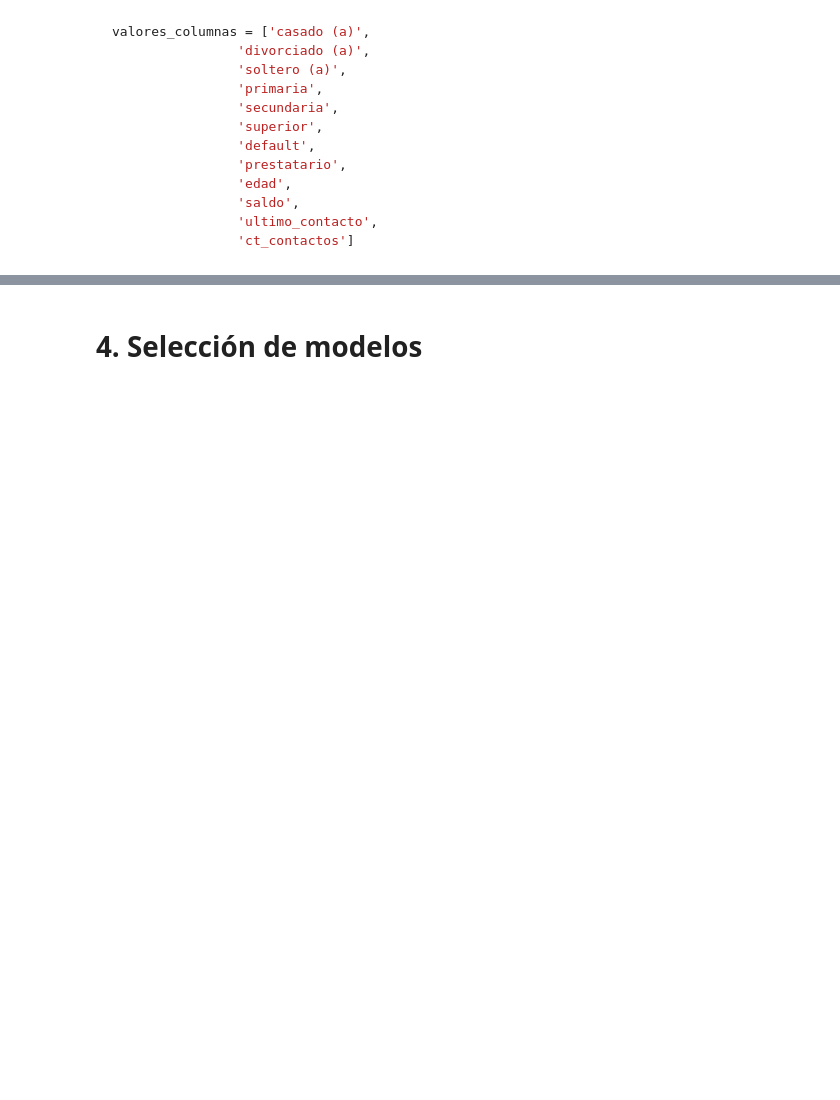
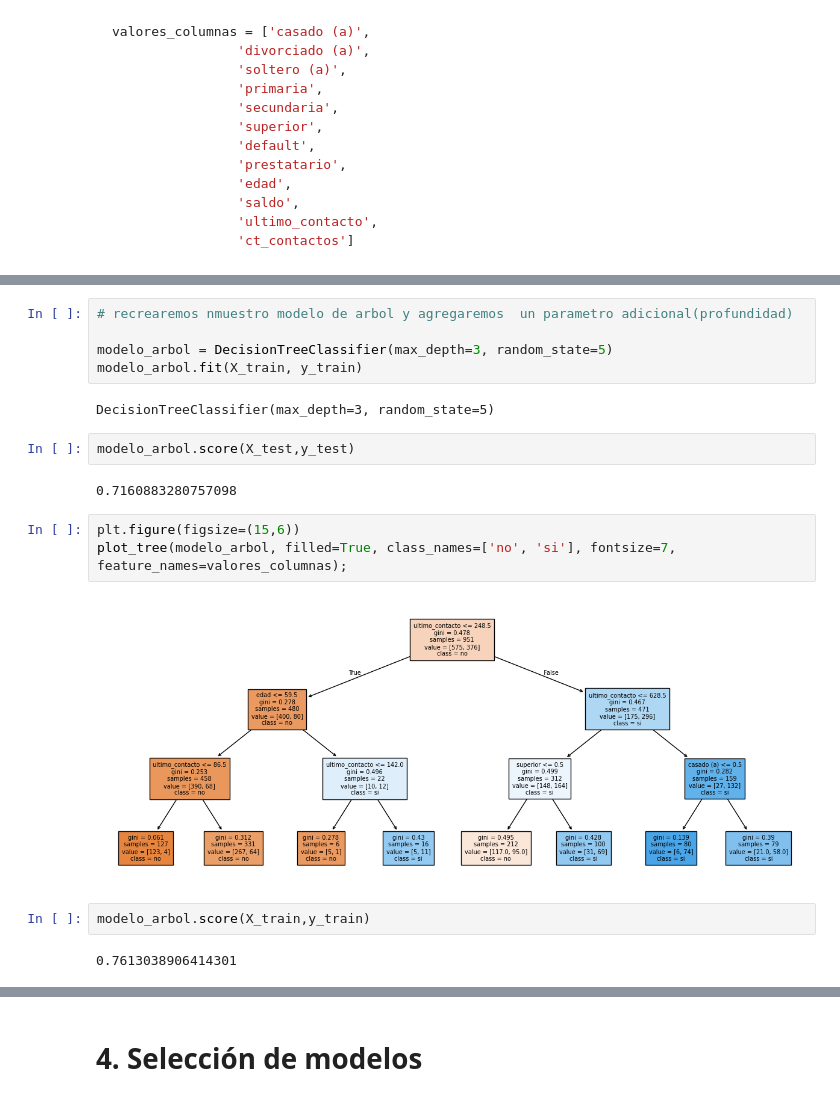
Before and after one commit to betorockers/DataScience_AluraLatam, a Jupyter notebook: 4-Estadisticas_y_Machine_Learning/Regresión_Lineal/3-Clasificacion-Clasificar_datos_con_ML/Clasificacion_primeros_pasos.ipynb, the cells around one changed output, grey strips where cells are left out. Saved outputs shown, nothing was run; the diff lists cells and outputs as text; blank space fills up the shorter version.

```diff
--- a/4-Estadisticas_y_Machine_Learning/Regresión_Lineal/3-Clasificacion-Clasificar_datos_con_ML/Clasificacion_primeros_pasos.ipynb
+++ b/4-Estadisticas_y_Machine_Learning/Regresión_Lineal/3-Clasificacion-Clasificar_datos_con_ML/Clasificacion_primeros_pasos.ipynb
@@ -309,0 +598,20 @@ valores_columnas = ['casado (a)',
+# %%
+# recrearemos nmuestro modelo de arbol y agregaremos  un parametro adicional(profundidad)
+
+modelo_arbol = DecisionTreeClassifier(max_depth=3, random_state=5)
+modelo_arbol.fit(X_train, y_train)
+# %% [output]
+DecisionTreeClassifier(max_depth=3, random_state=5)
+# %%
+modelo_arbol.score(X_test,y_test)
+# %% [output]
+0.7160883280757098
+# %%
+plt.figure(figsize=(15,6))
+plot_tree(modelo_arbol, filled=True, class_names=['no', 'si'], fontsize=7, feature_names=valores_columnas);
+# %% [output]
+[figure, added]
+# %%
+modelo_arbol.score(X_train,y_train)
+# %% [output]
+0.7613038906414301
```
Also changed, not shown: parts of 57 cells of this notebook, 5 other files.
